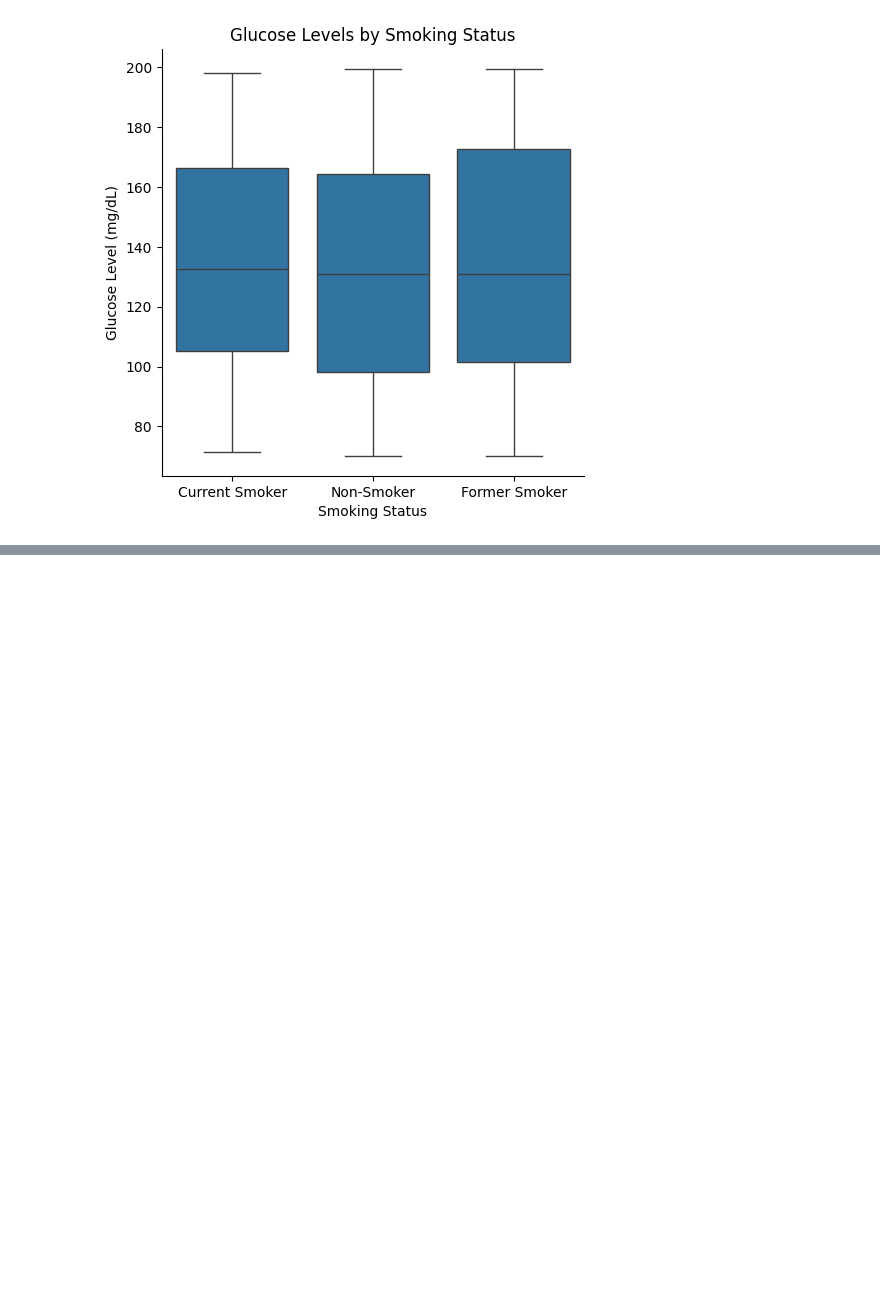
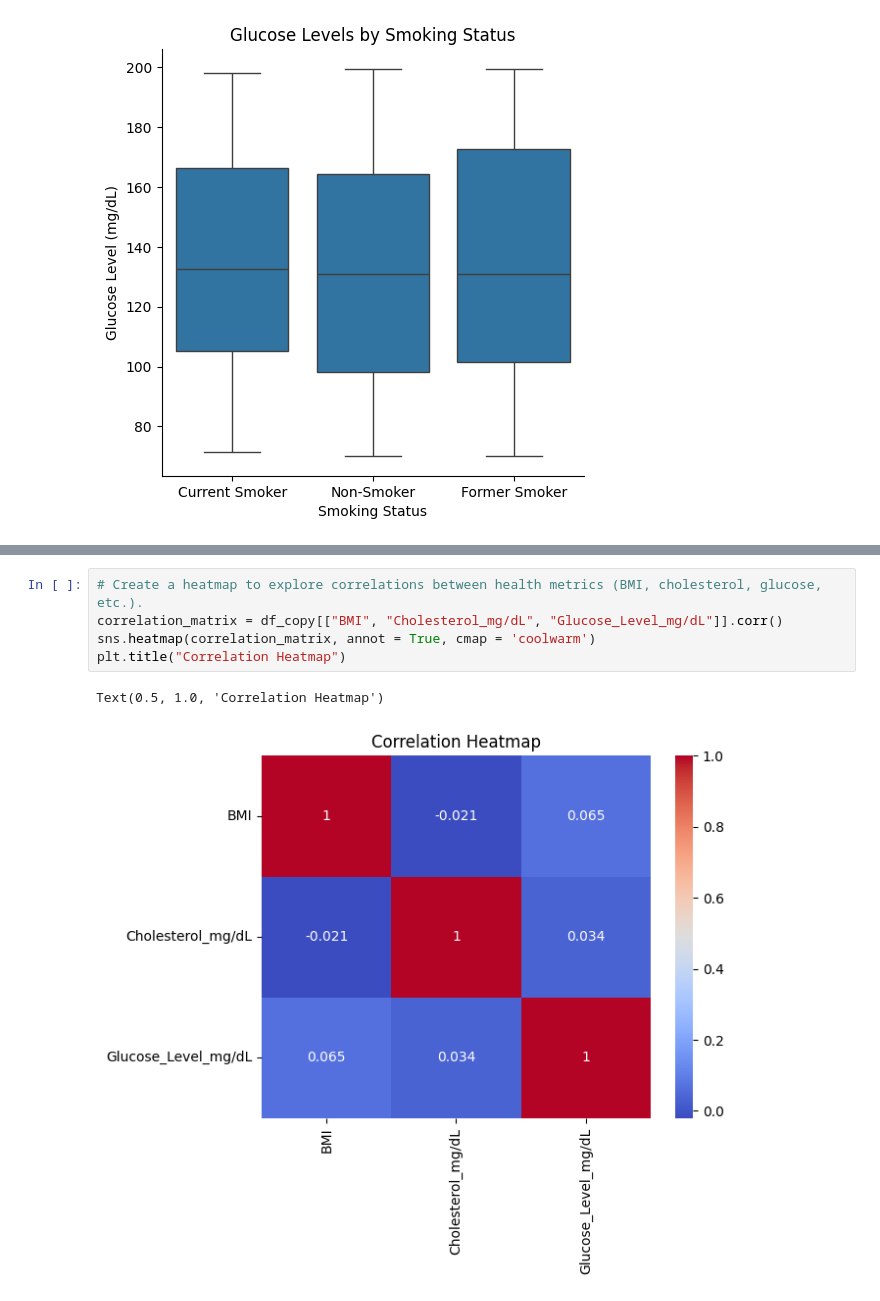
Before and after one commit to OfficiallyXenos/Sample-Healthcare-Analysis, a Jupyter notebook: healthcare_project.ipynb, the cells around one changed output, grey strips where cells are left out. Drawn from its saved outputs; the diff is of its cells as text; blank space fills up the shorter version.

```diff
--- a/healthcare_project.ipynb
+++ b/healthcare_project.ipynb
@@ -245,0 +255,8 @@ plt.show()
+# %%
+# Create a heatmap to explore correlations between health metrics (BMI, cholesterol, glucose, etc.).
+correlation_matrix = df_copy[["BMI", "Cholesterol_mg/dL", "Glucose_Level_mg/dL"]].corr()
+sns.heatmap(correlation_matrix, annot = True, cmap = 'coolwarm')
+plt.title("Correlation Heatmap")
+# %% [output]
+Text(0.5, 1.0, 'Correlation Heatmap')
+[figure, added]
```
Also changed, not shown: parts of 3 cells of this notebook.
